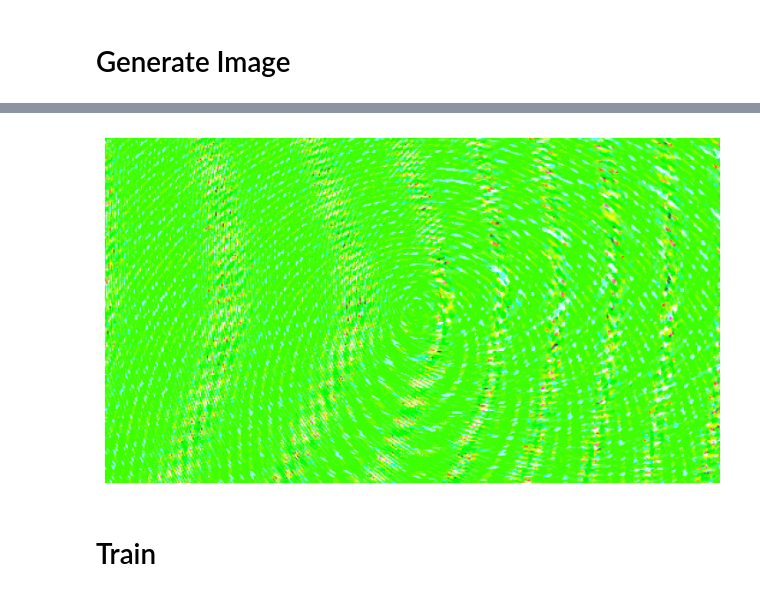
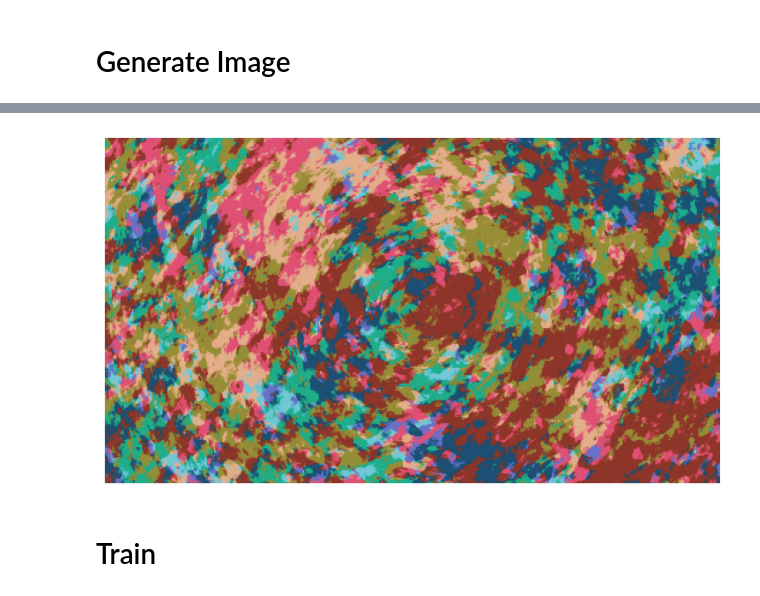
Before and after one commit to heysoos/Dissertation, a Jupyter notebook: 01_CPPN/notebooks/notebook_cppn_sandbox.ipynb, the cells around one changed output, grey strips where cells are left out. Saved outputs shown, nothing was run; the diff lists cells and outputs as text; code cells hidden in the pictures.

```diff
--- a/01_CPPN/notebooks/notebook_cppn_sandbox.ipynb
+++ b/01_CPPN/notebooks/notebook_cppn_sandbox.ipynb
@@ -116,8 +116,8 @@ Some model configurations I've experimented with.
 # net_size = [64, 32, 8, 32, 16, 3]
 # net_size = [512, 256, 8]
 # net_size = [512, 256, 8]
-# net_size = [512, 64, 3]
-net_size = [64, 64, 64]
+net_size = [512, 64, 3]
+# net_size = [64, 64, 64]
 # net_size = [32, 32, 3, 3, 2]
 # net_size = [32, 32, 32]
 # net_size = [128, 128, 128, 64, 32, 2]
@@ -135,8 +135,8 @@ dim_c = 3
 # proj_dims = [int(3)]
 
 # Fourier Features settings
-proj_dims = [8]
-proj_scales = [2 for i in proj_dims]
+proj_dims = [128]
+proj_scales = [3 for i in proj_dims]
 projection_config = (proj_dims, proj_scales)
 print(net_size)
 
@@ -168,8 +168,8 @@ projection_config = None
 sampler = Sampler(cppn)
 cppn.reinit(empty_cache=True)
 
-gscale = 5.
-scale = 5.
+gscale = 1.
+scale = 2.
 xres = 512
 yres = int(512*9/16)
 zscale = 3.
@@ -198,34 +198,34 @@ def transform_coordinates(coords, hires_res=None):
     # coords[0] = torch.abs(coords[0])
     # coords[1] = torch.abs(coords[1])
     ###
 
     # coords[2] *= 0
 
     if hires_res is not None:
         xr, yr = hires_res
     else:
         xr, yr = xres, yres
 
     # coords[2] = 1 * make_circle((xr, yr), radius=1).reshape(*coords[3].shape)
     # coords[2] = 8 * torch.cuda.FloatTensor(generate_fractal_noise_2d((yr, xr), (2, 2), octaves=5).get()).reshape(*coords[3].shape)
     # coords[0] = torch.cos(2 * coords[0])
     # coords[1] = torch.sin(2 * coords[1])
     # coords[2] *= 0.
     # coords[2] = 0 * coords[2]
     # coords[2] = coords[0] // 2 + coords[1] // 2
     return coords
 
 coords = transform_coordinates(coords)
 
 # coords[5] = 0.5 * load_image_to_coords(target_file, (xres, yres), coords)
 # coords[4] = 30 * (1 - make_circle((xres, yres), radius=1).reshape(*coords[4].shape))
 # coords[5] = 1.5 * inject_perlin_noise((yres,xres)).reshape(*coords[5].shape)
 
 cppn.eval()
 x = sampler.generate_img(cppn, z*zscale, scale, xres, yres, coords=coords)
 sampler.imshow((x * 255).astype(np.uint8))
 # %% [output]
-[figure, old version]
+[figure, new version]
 # %% [markdown]
 # Train
 # %%
```
Also changed, not shown: parts of 2 cells of this notebook.
